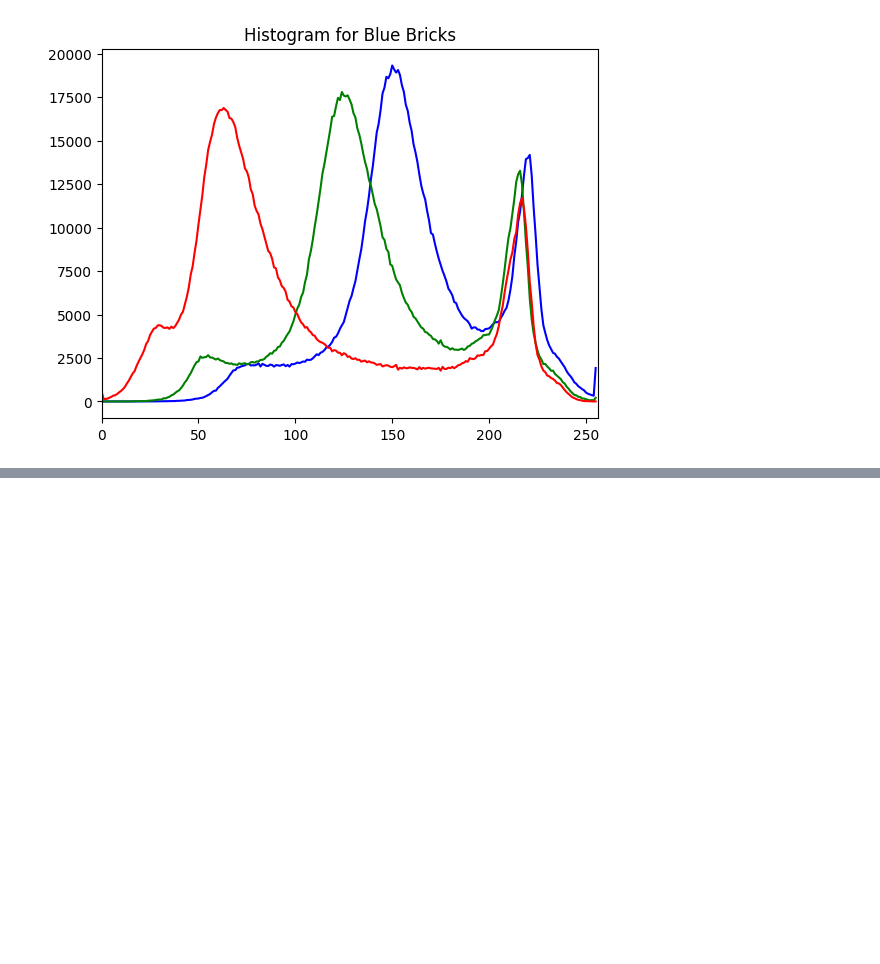
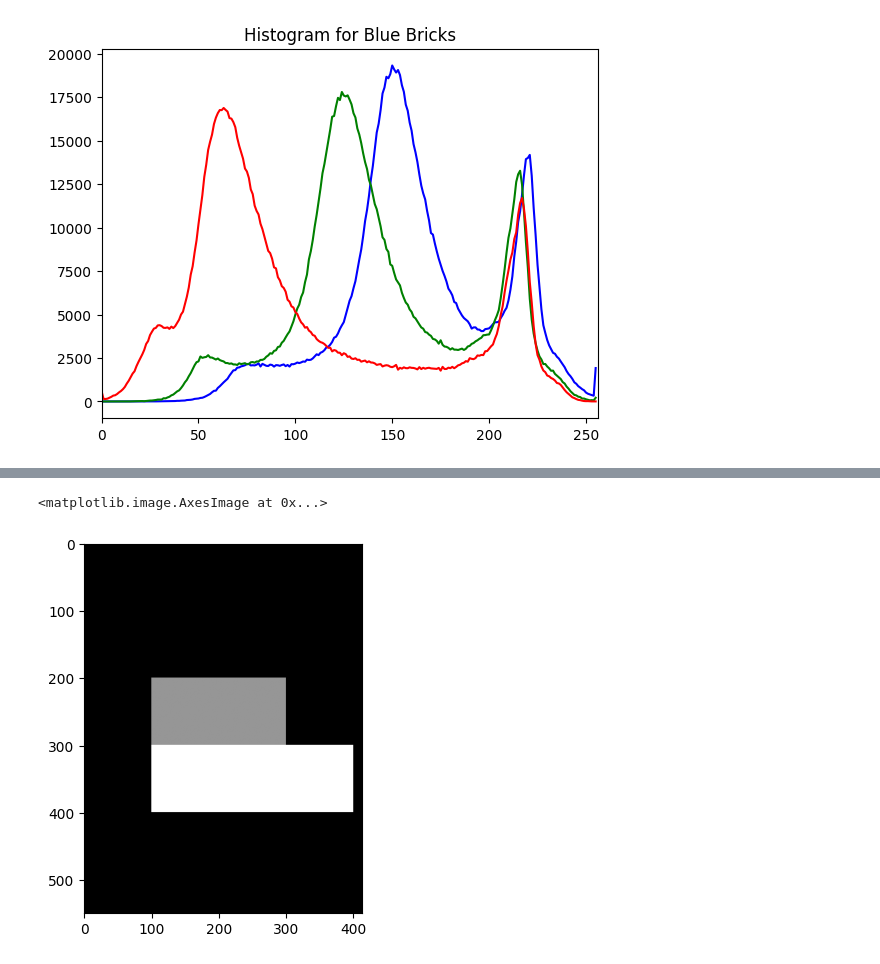
Before and after one commit to ezekielamitchell/ComputerVision, a Jupyter notebook: Lab/opencv/python/image_processing/histograms.ipynb, the cells around one changed output, grey strips where cells are left out. Saved outputs shown, nothing was run; the diff lists cells and outputs as text; code cells hidden in the pictures; blank space fills up the shorter version.

```diff
--- a/Lab/opencv/python/image_processing/histograms.ipynb
+++ b/Lab/opencv/python/image_processing/histograms.ipynb
@@ -56,0 +85,5 @@ Text(0.5, 1.0, 'Histogram for Blue Bricks')
+# %%
+plt.imshow(mask,cmap="gray")
+# %% [output]
+<matplotlib.image.AxesImage at 0x...>
+[figure, added]
```
Also changed, not shown: parts of 15 cells of this notebook, 1 other file.
